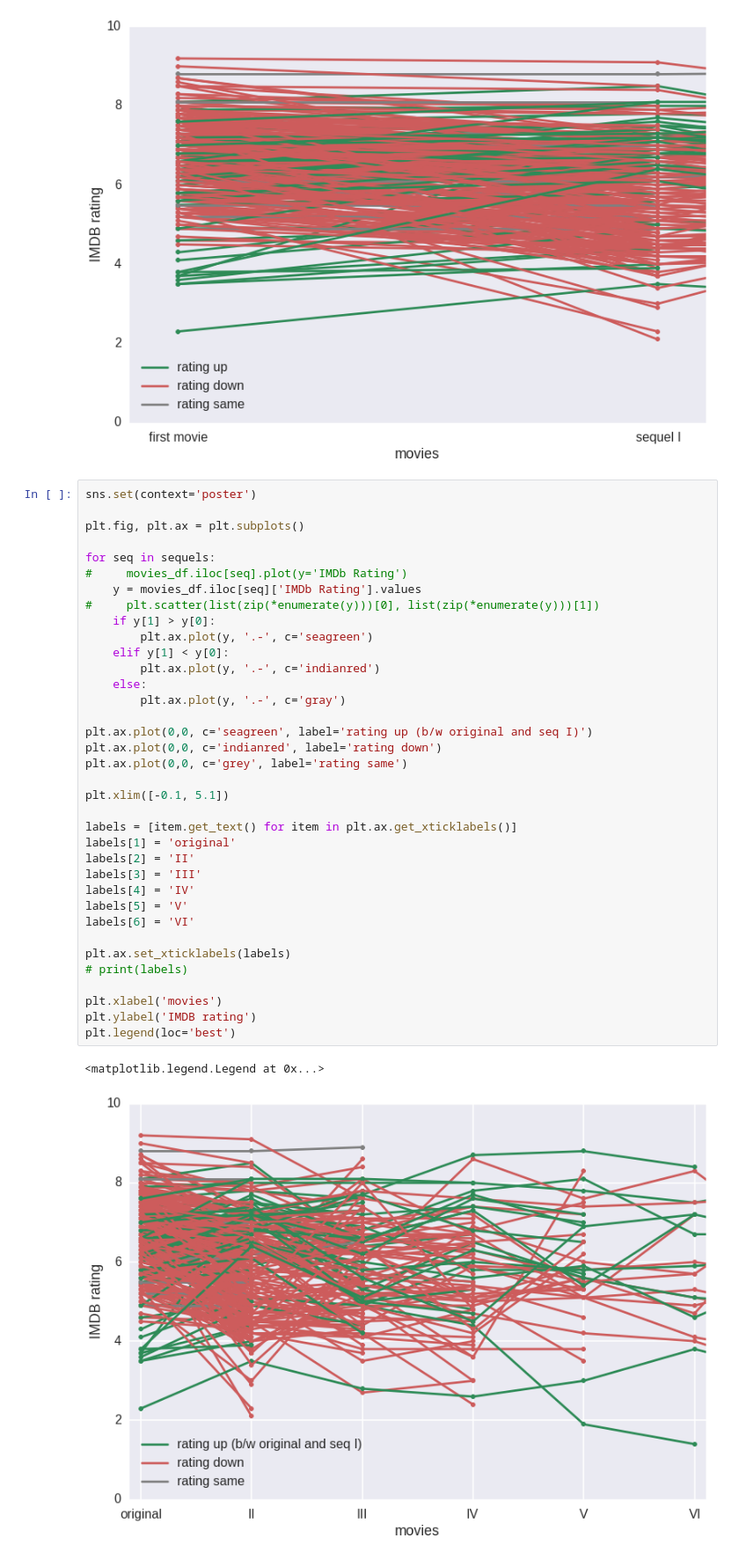
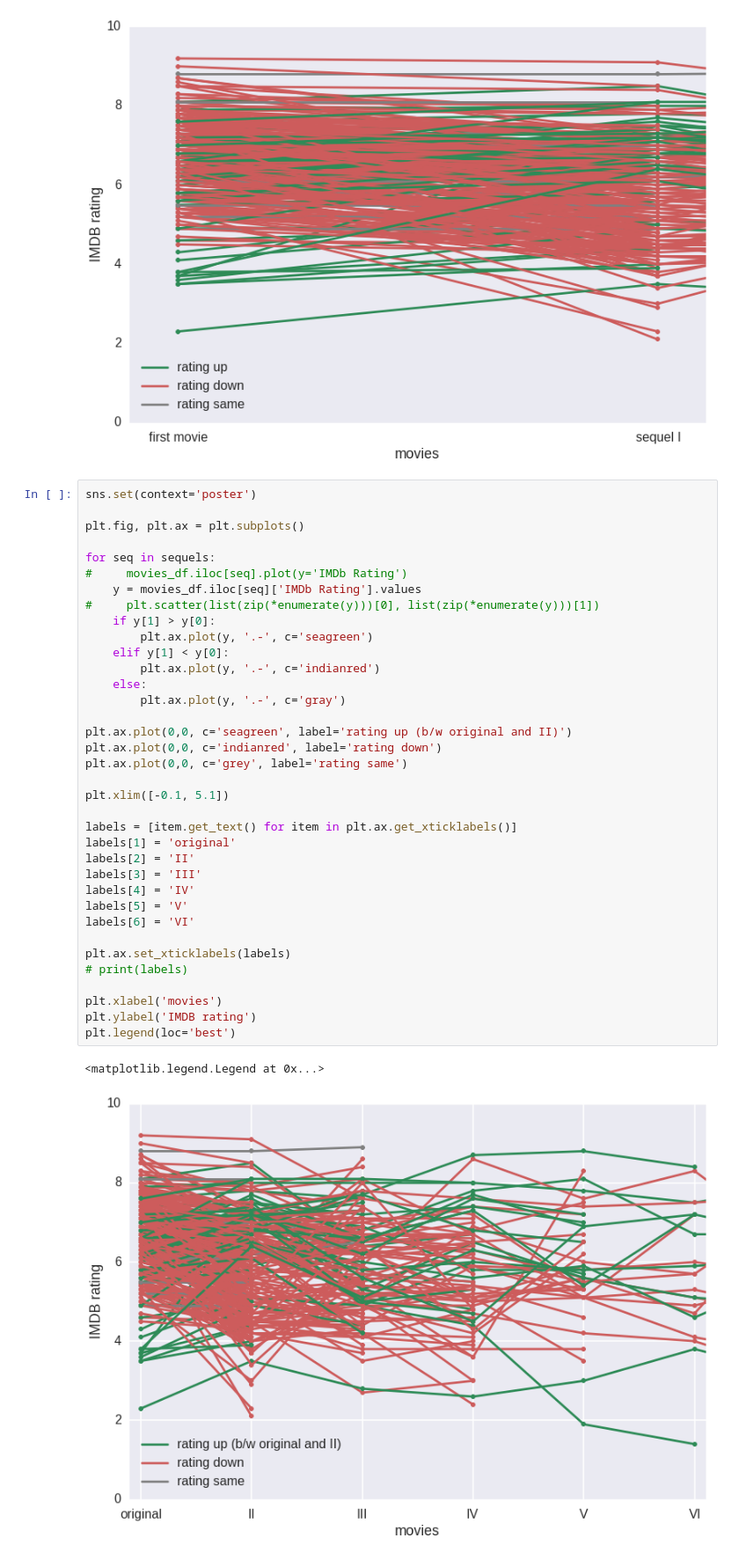
Before and after one commit to aflyax/movie_ratings, a Jupyter notebook: imdb_ratings.ipynb, the cells around one changed output. Shown at 88% size. Drawn from its saved outputs; the diff is of its cells as text.

Commit message:
fixed label

```diff
--- a/imdb_ratings.ipynb
+++ b/imdb_ratings.ipynb
@@ -181,32 +181,32 @@ for seq in sequels:
     y = movies_df.iloc[seq]['IMDb Rating'].values
 #     plt.scatter(list(zip(*enumerate(y)))[0], list(zip(*enumerate(y)))[1])
     if y[1] > y[0]:
         plt.ax.plot(y, '.-', c='seagreen')
     elif y[1] < y[0]:
         plt.ax.plot(y, '.-', c='indianred')
     else:
         plt.ax.plot(y, '.-', c='gray')
 
-plt.ax.plot(0,0, c='seagreen', label='rating up (b/w original and seq I)')
+plt.ax.plot(0,0, c='seagreen', label='rating up (b/w original and II)')
 plt.ax.plot(0,0, c='indianred', label='rating down')
 plt.ax.plot(0,0, c='grey', label='rating same')
 
 plt.xlim([-0.1, 5.1])
 
 labels = [item.get_text() for item in plt.ax.get_xticklabels()]
 labels[1] = 'original'
 labels[2] = 'II'
 labels[3] = 'III'
 labels[4] = 'IV'
 labels[5] = 'V'
 labels[6] = 'VI'
 
 plt.ax.set_xticklabels(labels)
 # print(labels)
 
 plt.xlabel('movies')
 plt.ylabel('IMDB rating')
 plt.legend(loc='best')
 # %% [output]
 <matplotlib.legend.Legend at 0x...>
-[figure, old version]
+[figure, new version]
```
